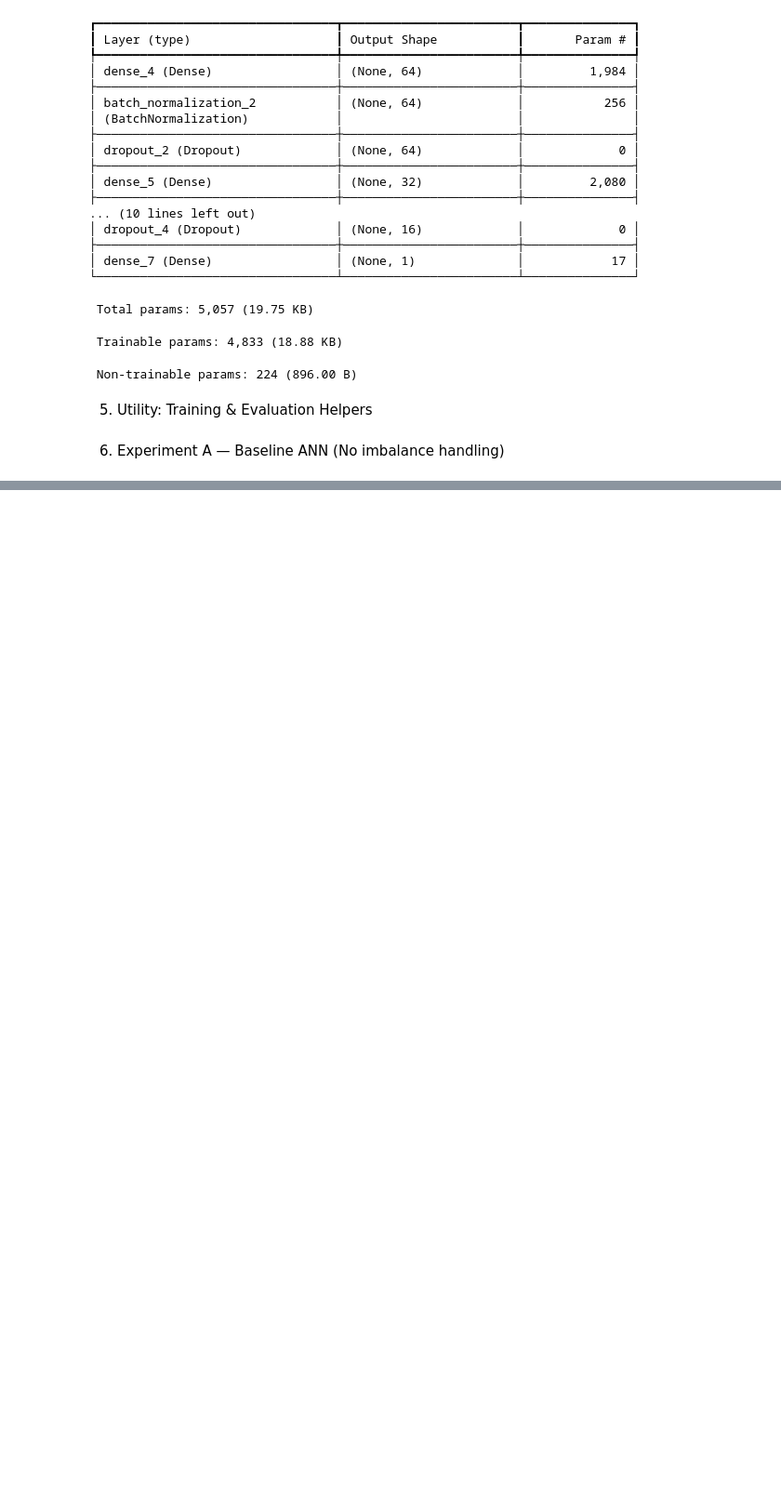
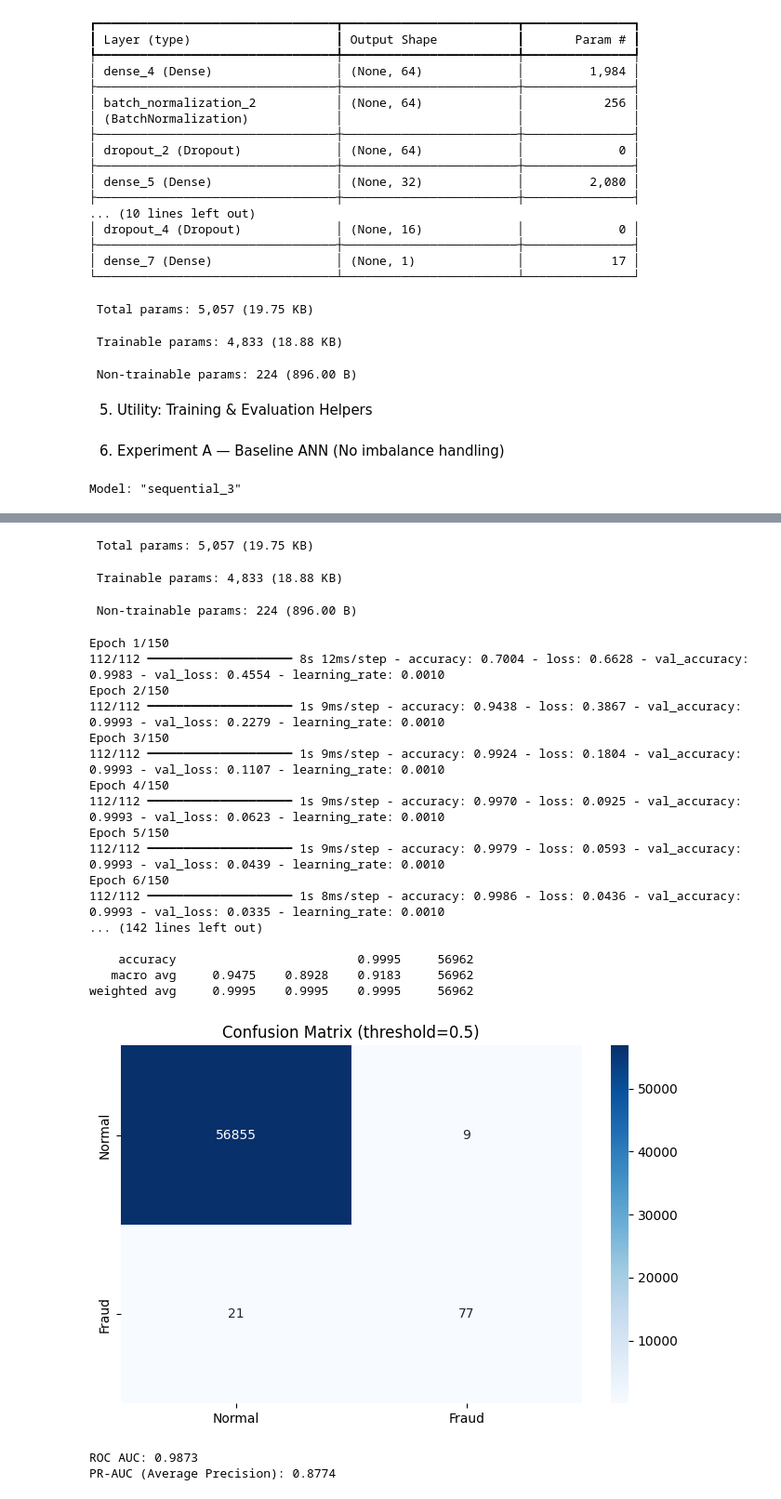
Before and after one commit to dinraj910/Credit-Card-Fraud-Detection-ANN, a Jupyter notebook: notebook/fraud_detection.ipynb, the cells around one changed output, grey strips where cells are left out. Shown at 93% size. Saved outputs shown, nothing was run; the diff lists cells and outputs as text; code cells hidden in the pictures; blank space fills up the shorter version.

```diff
--- a/notebook/fraud_detection.ipynb
+++ b/notebook/fraud_detection.ipynb
@@ -250,3 +250,10 @@ def evaluate_model(model, X_te, y_te, threshold=0.5, show_plots=True):
     return y_proba
 # %% [markdown]
 6. Experiment A — Baseline ANN (No imbalance handling)
+# %%
+base_model = build_model(input_dim=x_train.shape[1])
+base_model.summary()
+history_base = fit_model(base_model,x_train,y_train,x_test,y_test,epochs=150,batch_size=2048)
+y_proba_base = evaluate_model(base_model,x_test,y_test)
+# %% [output]
+Model: "sequential_3"
@@ -252,0 +277,23 @@ def evaluate_model(model, X_te, y_te, threshold=0.5, show_plots=True):
+ Total params: 5,057 (19.75 KB)
+ Trainable params: 4,833 (18.88 KB)
+ Non-trainable params: 224 (896.00 B)
+Epoch 1/150
+112/112 ━━━━━━━━━━━━━━━━━━━━ 8s 12ms/step - accuracy: 0.7004 - loss: 0.6628 - val_accuracy: 0.9983 - val_loss: 0.4554 - learning_rate: 0.0010
+Epoch 2/150
+112/112 ━━━━━━━━━━━━━━━━━━━━ 1s 9ms/step - accuracy: 0.9438 - loss: 0.3867 - val_accuracy: 0.9993 - val_loss: 0.2279 - learning_rate: 0.0010
+Epoch 3/150
+112/112 ━━━━━━━━━━━━━━━━━━━━ 1s 9ms/step - accuracy: 0.9924 - loss: 0.1804 - val_accuracy: 0.9993 - val_loss: 0.1107 - learning_rate: 0.0010
+Epoch 4/150
+112/112 ━━━━━━━━━━━━━━━━━━━━ 1s 9ms/step - accuracy: 0.9970 - loss: 0.0925 - val_accuracy: 0.9993 - val_loss: 0.0623 - learning_rate: 0.0010
+Epoch 5/150
+112/112 ━━━━━━━━━━━━━━━━━━━━ 1s 9ms/step - accuracy: 0.9979 - loss: 0.0593 - val_accuracy: 0.9993 - val_loss: 0.0439 - learning_rate: 0.0010
+Epoch 6/150
+112/112 ━━━━━━━━━━━━━━━━━━━━ 1s 8ms/step - accuracy: 0.9986 - loss: 0.0436 - val_accuracy: 0.9993 - val_loss: 0.0335 - learning_rate: 0.0010
+... (142 lines left out)
+
+    accuracy                         0.9995     56962
+   macro avg     0.9475    0.8928    0.9183     56962
+weighted avg     0.9995    0.9995    0.9995     56962
+[figure, added]
+ROC AUC: 0.9873
+PR-AUC (Average Precision): 0.8774
```
Also changed, not shown: parts of 3 cells of this notebook.
